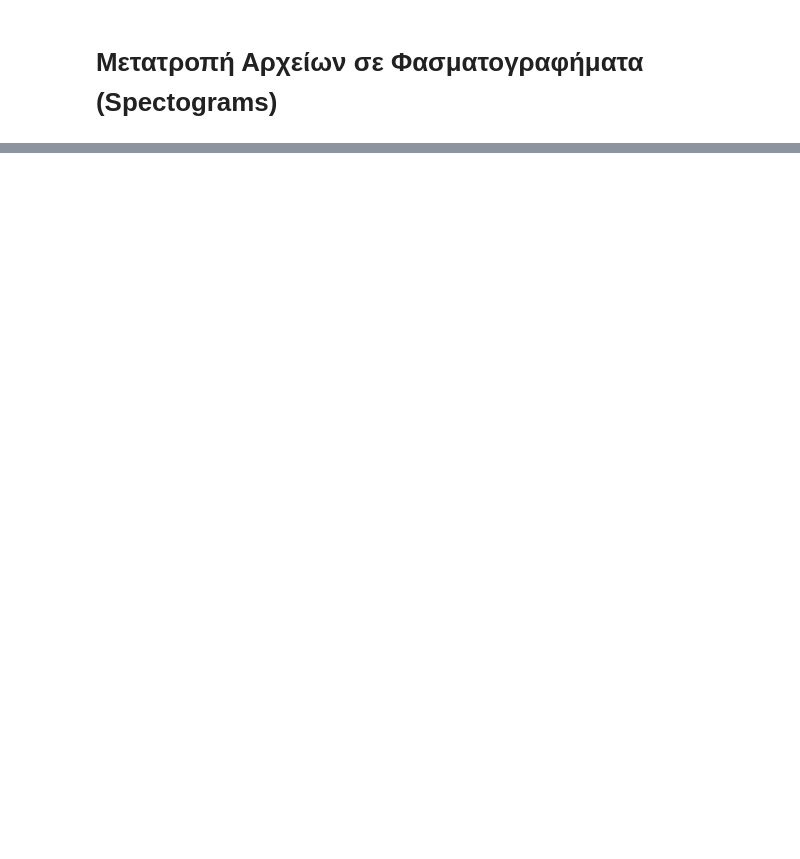
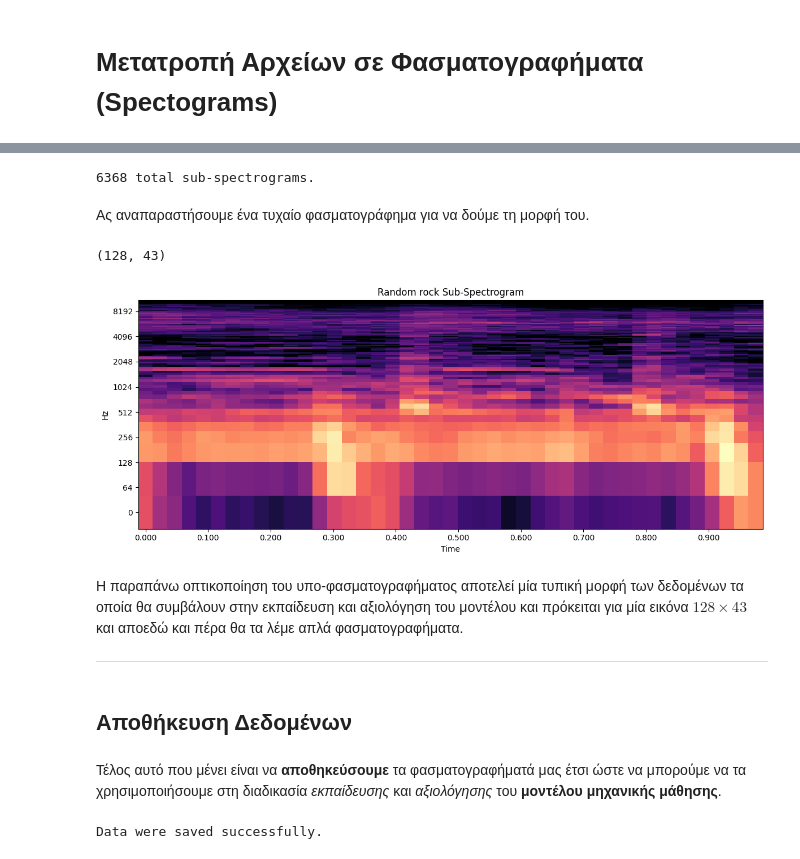
Before and after one commit to AntonisZks/Music-Category-Identifier, a Jupyter notebook: Notebooks/data_initalization.ipynb, the cells around one changed output, grey strips where cells are left out. Drawn from its saved outputs; the diff is of its cells as text; code cells hidden in the pictures; blank space fills up the shorter version.

Commit message:
Finished the data initialization

```diff
--- a/Notebooks/data_initalization.ipynb
+++ b/Notebooks/data_initalization.ipynb
@@ -240,0 +372,15 @@ print(len(music_audio['classical'][0][0]))
+# %%
+# Initialize the lists to contain the sub-spectrograms and their category name
+total_subspects, total_categories = [], []
+
+# Apply the spliting process to every spectrogram of every category
+for category in CATEGORIES_NAMES:
+    for i in range(len(music_audio[category])):
+        audio_spec = mel_spectrograms[category][i]
+
+        # Get the sequence of sub-spectrograms of the current spectrogram
+        subspects = split_spec_to_subspects(audio_spec, int(audio_spec.shape[1] / music_audio[category][i][3]))[:-1]
+
+        # Store the subspectrogram and its category
+        total_subspects.extend(subspects)
+        total_categories.extend([category for _ in range(len(subspects))])
@@ -240,0 +398,56 @@ print(len(music_audio['classical'][0][0]))
+# %%
+import random
+
+# Zip the sub-sprectrograms and the categories and change their order in the list
+spects_categories = list(zip(total_subspects, total_categories))
+random.shuffle(spects_categories)
+
+# Unzip the data
+final_subspectrograms = [item[0] for item in spects_categories]
+final_categories = [item[1] for item in spects_categories]
+
+print(f"{len(final_subspectrograms)} total sub-spectrograms.")
+# %% [output]
+6368 total sub-spectrograms.
+# %% [markdown]
+Ας αναπαραστήσουμε ένα τυχαίο φασματογράφημα για να δούμε τη μορφή του.
+# %%
+import random
+from matplotlib import pyplot as plt
+
+# Get a radnom index from the sub-spectrograms sequence
+random_index = random.randrange(0, len(final_subspectrograms))
+
+# Plot the spectrogram
+fig, ax = plt.subplots(figsize=(12, 5))
+img = librosa.display.specshow(
+    final_subspectrograms[random_index], x_axis='time', y_axis='log', ax=ax, cmap=custom_cmap(plt.get_cmap('magma'))
+)
+
+ax.set_title(f'Random {final_categories[random_index]} Sub-Spectrogram') # Set the plot title
+
+print(final_subspectrograms[random_index].shape)
+plt.tight_layout()
+plt.show()
+# %% [output]
+(128, 43)
+[figure, added]
+# %% [markdown]
+Η παραπάνω οπτικοποίηση του υπο-φασματογραφήματος αποτελεί μία τυπική μορφή των δεδομένων τα οποία θα συμβάλουν στην εκπαίδευση και αξιολόγηση του μοντέλου και πρόκειται για μία εικόνα $128 \times 43$ και αποεδώ και πέρα θα τα λέμε απλά φασματογραφήματα.
+<hr>
+# %% [markdown]
+## Αποθήκευση Δεδομένων
+# %% [markdown]
+Τέλος αυτό που μένει είναι να __αποθηκεύσουμε__ τα φασματογραφήματά μας έτσι ώστε να μπορούμε να τα χρησιμοποιήσουμε στη διαδικασία _εκπαίδευσης_ και _αξιολόγησης_ του __μοντέλου μηχανικής μάθησης__.
+# %%
+import numpy as np
+
+with open(resource_path('../Data/Spectrograms/data.npy'), 'wb') as f:
+    np.save(f, final_subspectrograms)
+
+with open(resource_path('../Data/Spectrograms/labels.npy'), 'wb') as f:
+    np.save(f, final_categories)
+
+print('Data were saved successfully.')
+# %% [output]
+Data were saved successfully.
```
Also changed, not shown: parts of 41 cells of this notebook, 1 other file.
